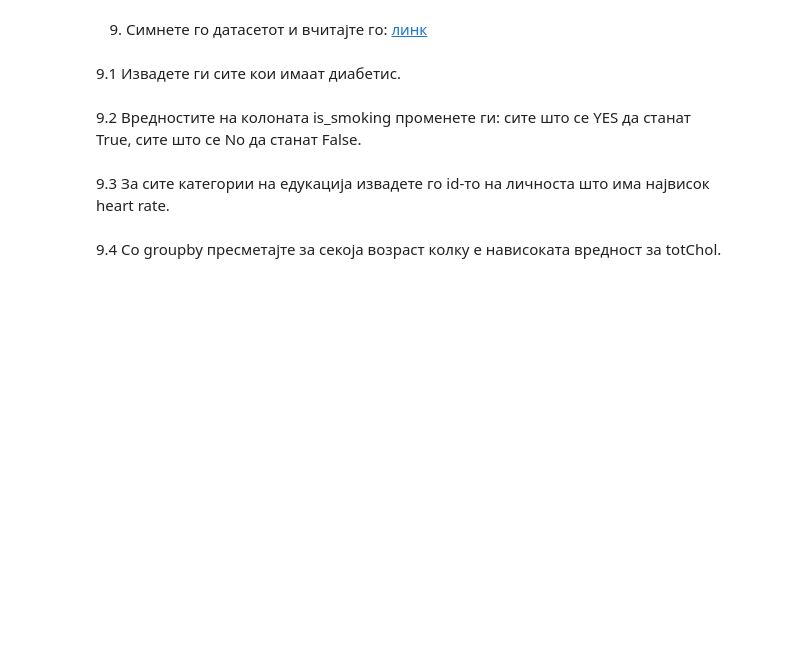
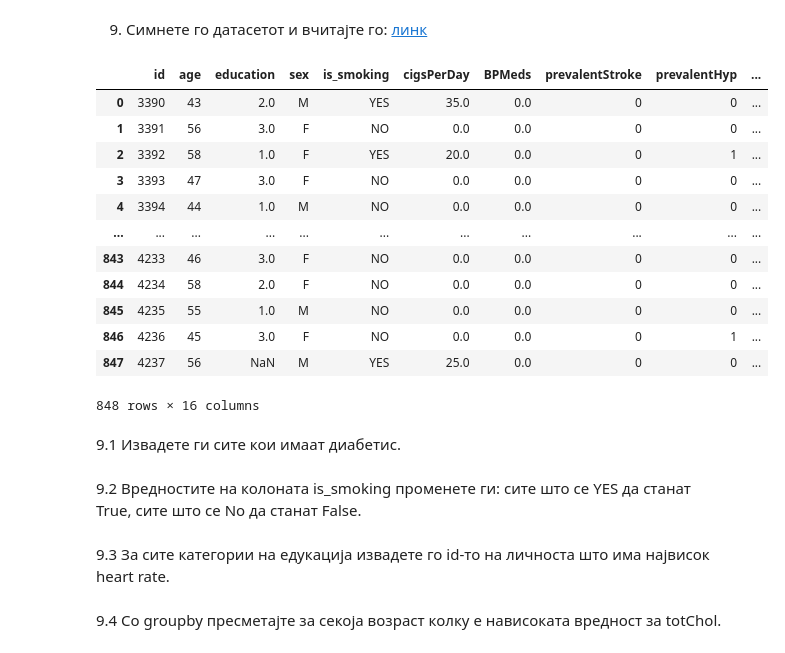
Before and after one commit to pancenaunov76/pancenaunov76, a Jupyter notebook: homework_2.ipynb, the cells around one changed output. Cells and saved outputs as stored; diff of their text form; code cells hidden in the pictures; blank space fills up the shorter version.

```diff
--- a/homework_2.ipynb
+++ b/homework_2.ipynb
@@ -348,5 +526,22 @@ for i in period:
 # %% [markdown]
 9. Симнете го датасетот и вчитајте го: [линк](https://drive.google.com/file/d/1bsXNgnpktSOgx6jwMLWt8Gxm2qAZ1ynz/view?usp=sharing)
+# %%
+df_cardio = pd.read_csv("/content/drive/MyDrive/Colab Notebooks/cardio.csv")
+df_cardio
+# %% [output]
+|  | id | age | education | sex | is_smoking | cigsPerDay | BPMeds | prevalentStroke | prevalentHyp | ... |
+| 0 | 3390 | 43 | 2.0 | M | YES | 35.0 | 0.0 | 0 | 0 | ... |
+| 1 | 3391 | 56 | 3.0 | F | NO | 0.0 | 0.0 | 0 | 0 | ... |
+| 2 | 3392 | 58 | 1.0 | F | YES | 20.0 | 0.0 | 0 | 1 | ... |
+| 3 | 3393 | 47 | 3.0 | F | NO | 0.0 | 0.0 | 0 | 0 | ... |
+| 4 | 3394 | 44 | 1.0 | M | NO | 0.0 | 0.0 | 0 | 0 | ... |
+| ... | ... | ... | ... | ... | ... | ... | ... | ... | ... | ... |
+| 843 | 4233 | 46 | 3.0 | F | NO | 0.0 | 0.0 | 0 | 0 | ... |
+| 844 | 4234 | 58 | 2.0 | F | NO | 0.0 | 0.0 | 0 | 0 | ... |
+| 845 | 4235 | 55 | 1.0 | M | NO | 0.0 | 0.0 | 0 | 0 | ... |
+| 846 | 4236 | 45 | 3.0 | F | NO | 0.0 | 0.0 | 0 | 1 | ... |
+| 847 | 4237 | 56 | NaN | M | YES | 25.0 | 0.0 | 0 | 0 | ... |
+848 rows × 16 columns
 # %% [markdown]
 9.1 Извадете ги сите кои имаат диабетис.
 # %% [markdown]
```
Also changed, not shown: parts of 16 cells of this notebook.
